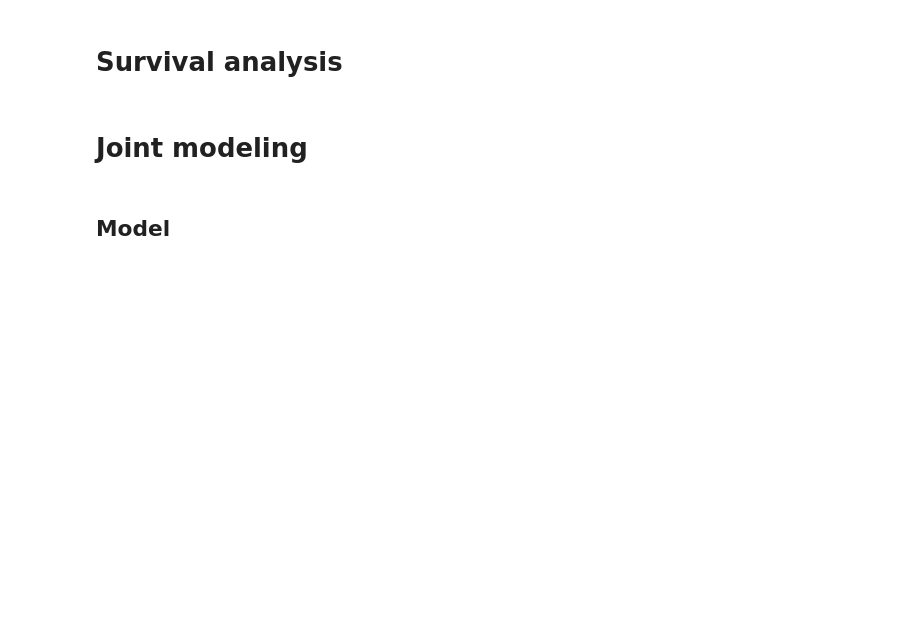
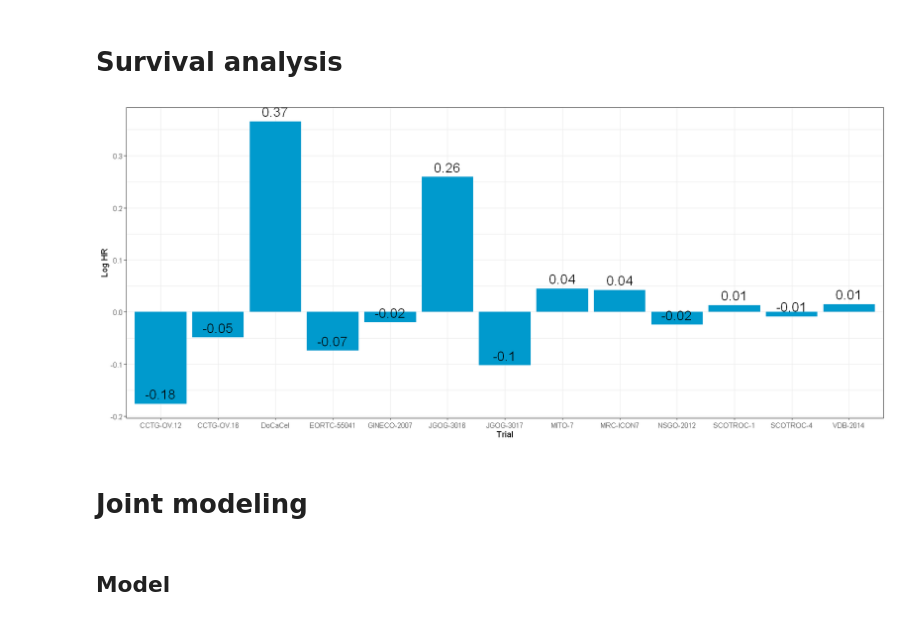
Before and after one commit to Kodro23/Surrogacy_evaluation_CA125, a Jupyter notebook: notebooks/CA125.ipynb, the cells around one changed output. Cells and saved outputs as stored; diff of their text form; code cells hidden in the pictures; blank space fills up the shorter version.

```diff
--- a/notebooks/CA125.ipynb
+++ b/notebooks/CA125.ipynb
@@ -402,27 +488,29 @@ ca125_all_6 %>% mutate(week=round(time_ca125/7))%>%mutate(pred_all_13_nullbij= p
 # %%
 #Model
 cox_results <- ca125_all_6%>%
   group_by(trialid) %>%
   group_modify(~ {
     if(nrow(.x) == 0 || length(unique(.x$trt)) < 2) return(tibble())
 
-    fit <- coxph(Surv(pfs_time_m*30.4375, pfs_bin) ~ trt, data = .x)
+    fit <- coxph(Surv(pfs_time_m*30.4375, pfs_statut) ~ trt, data = .x)
     tibble(
       logHR = coef(fit)[1],
       n_patients = nrow(.x)
     )
   }) %>%
   ungroup()
 # Plot
 cox_results %>%
   ggplot(aes(x = trialid,y = logHR))+
   geom_col(fill = "deepskyblue3") +
   geom_text(aes(label = round(logHR, 2)),
             vjust = -0.5,
-            size = 8)+
+            size = 6)+
   theme_bw() +
   labs(x = "Trial",
        y = "Log HR")
+# %% [output]
+[figure, added]
 # %% [markdown]
 # Joint modeling
 # %% [markdown]
```
Also changed, not shown: parts of 13 cells of this notebook, 4 other files.
